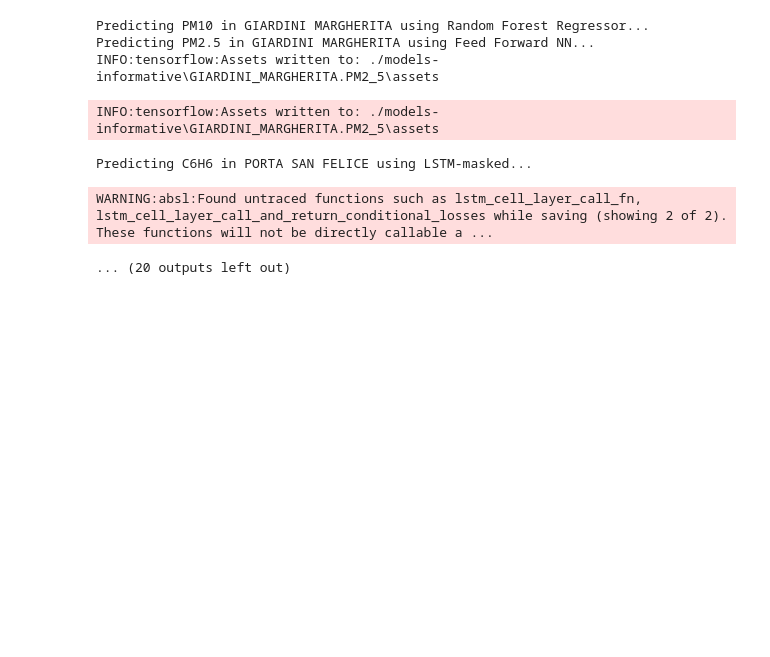
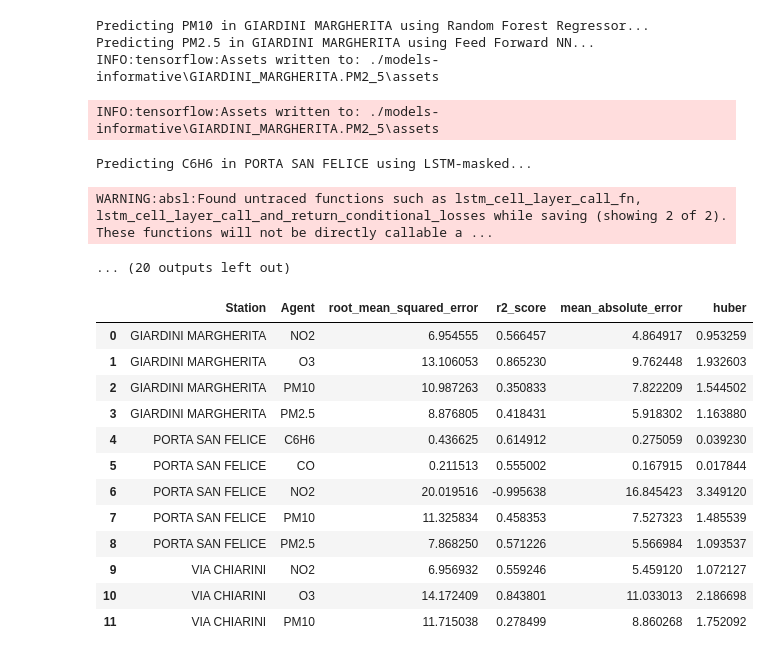
Before and after one commit to davidesonno/AII-project, a Jupyter notebook: 7-feature-importance.ipynb, the cells around one changed output. Drawn from its saved outputs; the diff is of its cells as text; code cells hidden in the pictures; blank space fills up the shorter version.

```diff
--- a/7-feature-importance.ipynb
+++ b/7-feature-importance.ipynb
@@ -440,4 +531,21 @@ INFO:tensorflow:Assets written to: ./models-informative\GIARDINI_MARGHERITA.PM2_
 Predicting C6H6 in PORTA SAN FELICE using LSTM-masked...
 WARNING:absl:Found untraced functions such as lstm_cell_layer_call_fn, lstm_cell_layer_call_and_return_conditional_losses while saving (showing 2 of 2). These functions will not be directly callable a ...
 ... (20 outputs left out)
+# %%
+metrics_predictions_informative = training_results_to_dataframe(agents_predictions_informative, multiple_models=False)
+metrics_predictions_informative
+# %% [output]
+|  | Station | Agent | root_mean_squared_error | r2_score | mean_absolute_error | huber |
+| 0 | GIARDINI MARGHERITA | NO2 | 6.954555 | 0.566457 | 4.864917 | 0.953259 |
+| 1 | GIARDINI MARGHERITA | O3 | 13.106053 | 0.865230 | 9.762448 | 1.932603 |
+| 2 | GIARDINI MARGHERITA | PM10 | 10.987263 | 0.350833 | 7.822209 | 1.544502 |
+| 3 | GIARDINI MARGHERITA | PM2.5 | 8.876805 | 0.418431 | 5.918302 | 1.163880 |
+| 4 | PORTA SAN FELICE | C6H6 | 0.436625 | 0.614912 | 0.275059 | 0.039230 |
+| 5 | PORTA SAN FELICE | CO | 0.211513 | 0.555002 | 0.167915 | 0.017844 |
+| 6 | PORTA SAN FELICE | NO2 | 20.019516 | -0.995638 | 16.845423 | 3.349120 |
+| 7 | PORTA SAN FELICE | PM10 | 11.325834 | 0.458353 | 7.527323 | 1.485539 |
+| 8 | PORTA SAN FELICE | PM2.5 | 7.868250 | 0.571226 | 5.566984 | 1.093537 |
+| 9 | VIA CHIARINI | NO2 | 6.956932 | 0.559246 | 5.459120 | 1.072127 |
+| 10 | VIA CHIARINI | O3 | 14.172409 | 0.843801 | 11.033013 | 2.186698 |
+| 11 | VIA CHIARINI | PM10 | 11.715038 | 0.278499 | 8.860268 | 1.752092 |
 # %%
```
Also changed, not shown: parts of 13 cells of this notebook.
